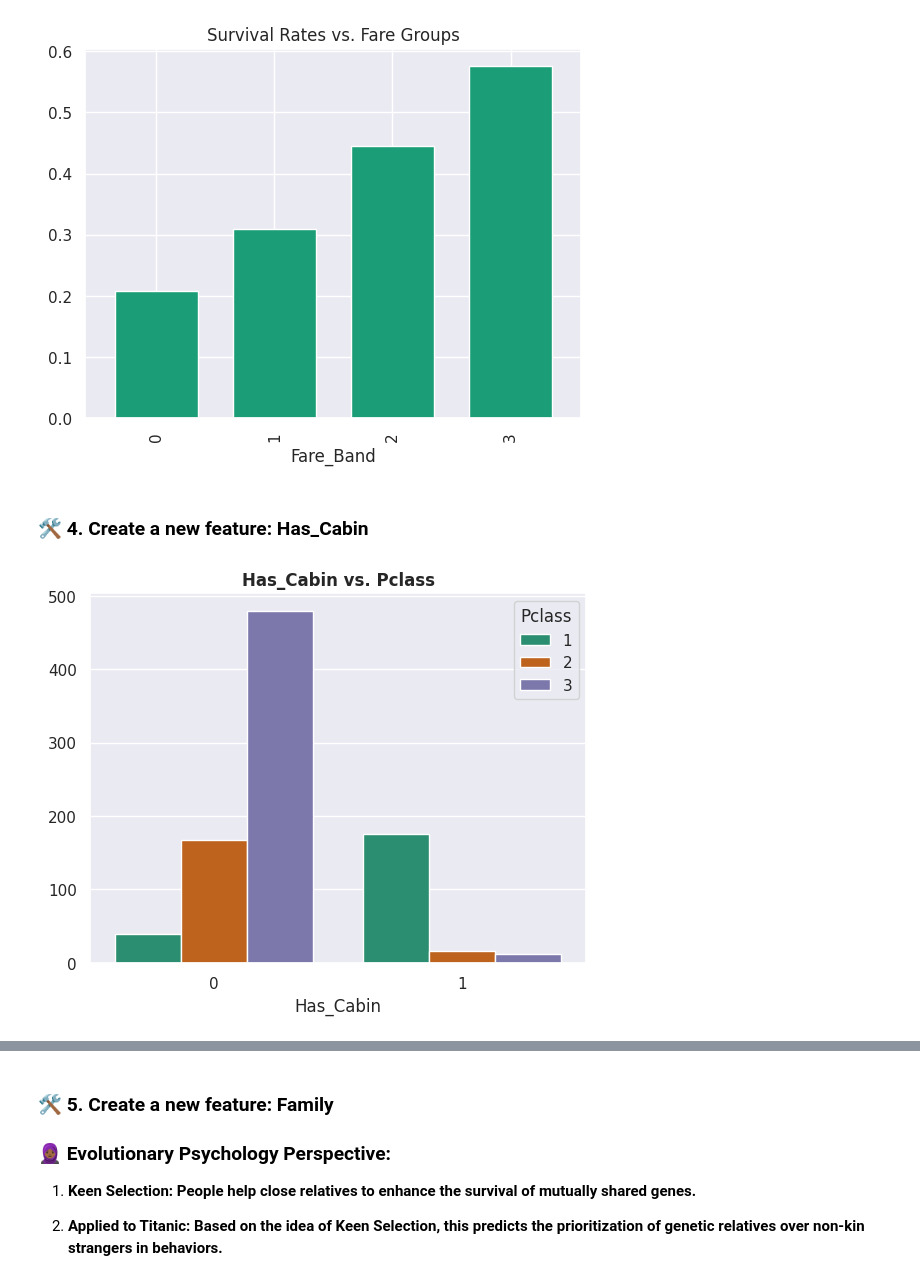
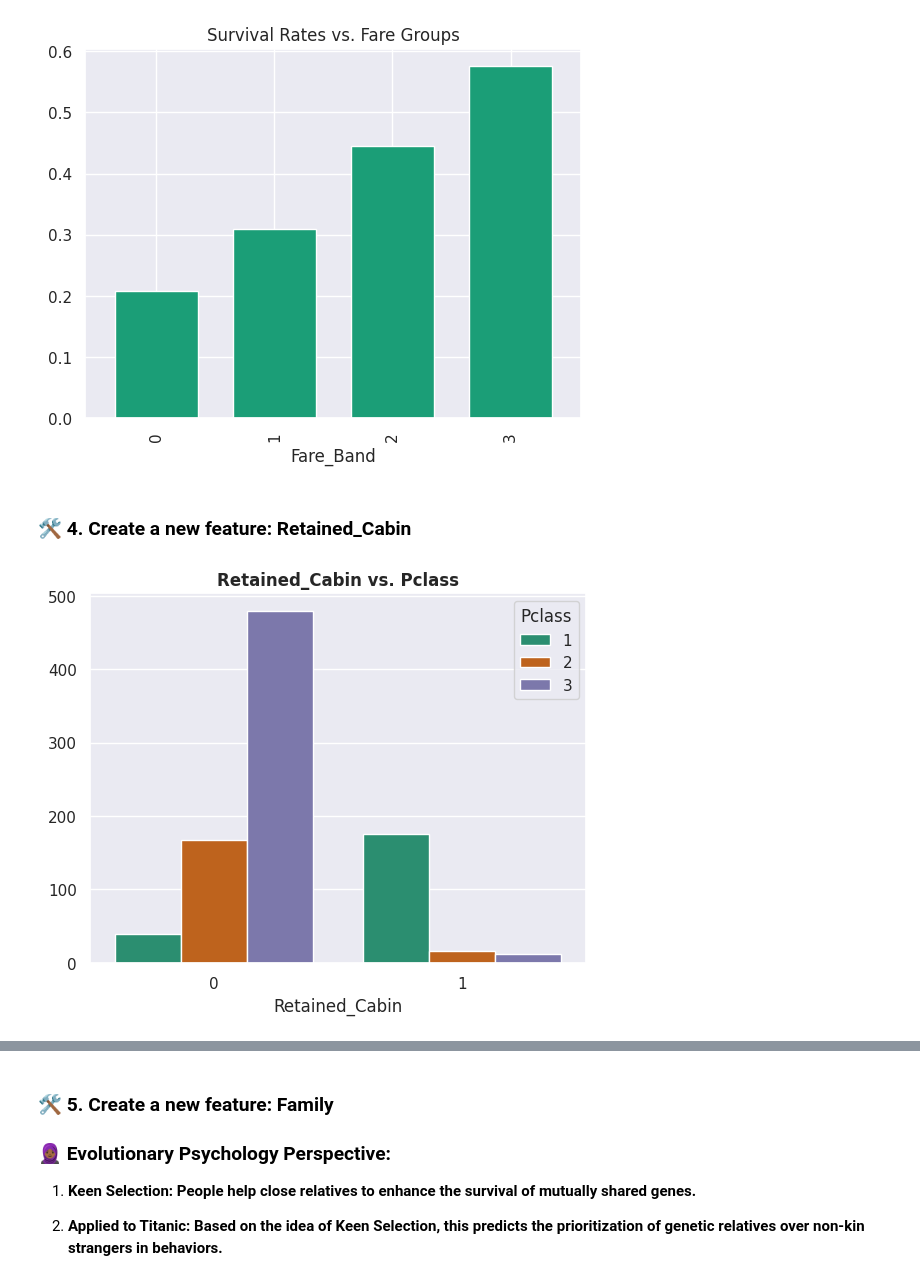
Before and after one commit to yigaai/Storytelling_with_Data, a Jupyter notebook: titanic-survival-prediction.ipynb, the cells around one changed output, grey strips where cells are left out. Drawn from its saved outputs; the diff is of its cells as text; code cells hidden in the pictures.

Commit message:
Kaggle Notebook | Reconstructing Survival Portraits through Data  | Titanic_Survival_Prediction

```diff
--- a/titanic-survival-prediction.ipynb
+++ b/titanic-survival-prediction.ipynb
@@ -588,11 +586,10 @@ def extract_prefix(ticket):
     prefix = [p for p in parts if not p.isdigit()]
     return prefix[0] if prefix else 'None'
 
-df['Ticket_Prefix'] = df['Ticket'].apply(extract_prefix)
+df['Prefix'] = df['Ticket'].apply(extract_prefix)
+df['Ticket_Prefix'] = df['Prefix'].isna().astype(int)
 
-df['Pclass_Prefix_Survival_Rate']= df.groupby(['Pclass', 'Ticket_Prefix'])['Survived'].transform('mean')
-
-df['Ticket_IsNumeric'] = df['Ticket'].apply(lambda x: x.isdigit()).astype(int)
+df['Ticket_IsNumber'] = df['Ticket'].apply(lambda x: x.isdigit()).astype(int)
 
 ticket_counts = df['Ticket'].value_counts()
 df['Ticket_Frequency'] = df['Ticket'].map(ticket_counts)
@@ -648,19 +645,19 @@ df.groupby(['Fare_Band'])['Survived'].mean().plot(kind='bar',
 <Axes: title={'center': 'Survival Rates vs. Fare Groups'}, xlabel='Fare_Band'>
 [figure]
 # %% [markdown]
- ### **🛠️ 4. Create a new feature: Has_Cabin**
+ ### **🛠️ 4. Create a new feature: Retained_Cabin**
 # %%
-df['Has_Cabin'] = df['Cabin'].notna().astype(int)
+df['Retained_Cabin'] = df['Cabin'].notna().astype(int)
 # %%
 sns.countplot(data=df,
-              x = 'Has_Cabin',
+              x = 'Retained_Cabin',
               hue = 'Pclass')
 
 
 plt.ylabel('')
-plt.title('Has_Cabin vs. Pclass',
+plt.title('Retained_Cabin vs. Pclass',
           fontweight='bold')
 plt.show()
 # %% [output]
-[figure, old version]
+[figure, new version]
 # %%
```
Also changed, not shown: parts of 11 cells of this notebook.
